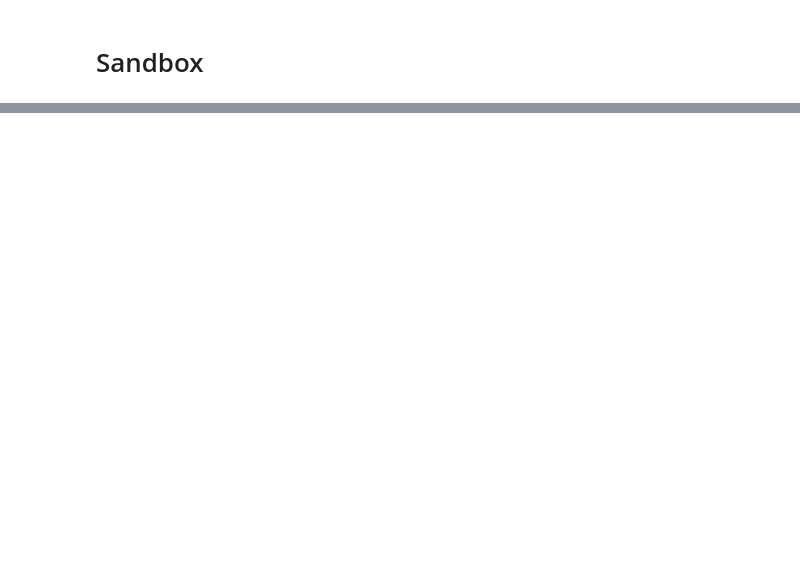
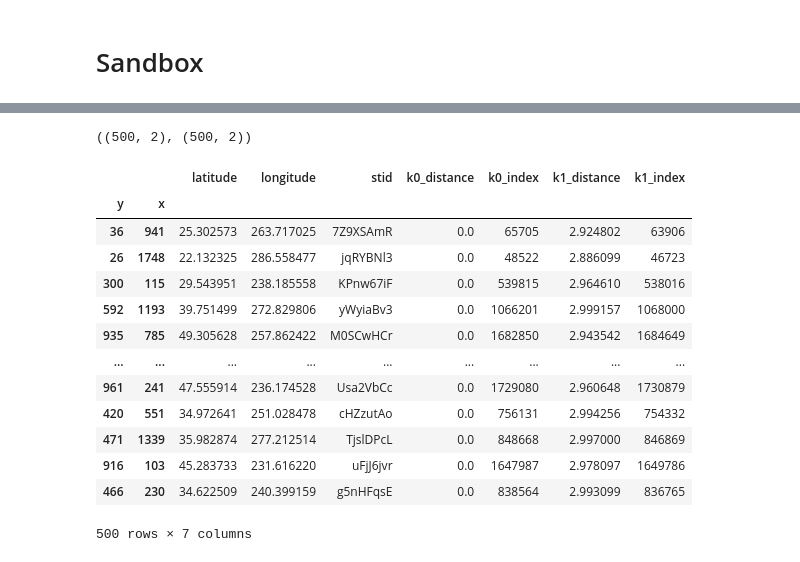
Before and after one commit to blaylockbk/Herbie, a Jupyter notebook: docs/user_guide/_bonus_notebooks/BallTree.ipynb, the cells around one changed output, grey strips where cells are left out. Saved outputs shown, nothing was run; the diff lists cells and outputs as text; code cells hidden in the pictures; blank space fills up the shorter version.

```diff
--- a/docs/user_guide/_bonus_notebooks/BallTree.ipynb
+++ b/docs/user_guide/_bonus_notebooks/BallTree.ipynb
@@ -150,0 +241,6 @@ coords.sample(i)[["latitude", "longitude"]]
+# %%
+df_grid_radians = np.deg2rad(df_grid).rename(
+    columns={"latitude": "latitude_radians", "longitude": "longitude_radians"}
+)
+
+df_grid_radians
@@ -151,4 +321,11 @@ coords.sample(i)[["latitude", "longitude"]]
 # %%
 # Query points to find nearest neighbor
+# Remember that the query lat/lon points need to be in Radians
 # TODO: Add option to use MultiProcessing here, to split the Dataset into chunks
-dist, ind = tree.query(points, k=k)
+dist, ind = tree.query(
+    np.deg2rad(points[["latitude", "longitude"]]),
+    k=2,
+)
+np.shape(dist), np.shape(ind)
+# %% [output]
+((500, 2), (500, 2))
@@ -174,0 +332,20 @@ if verbose:
+# %%
+for i in range(np.shape(dist)[1]):
+    points[f"k{i}_distance"] = dist[:, i] * 6371  # Multiply by Earth radius
+    points[f"k{i}_index"] = ind[:, i]
+points
+# %% [output]
+|  |  | latitude | longitude | stid | k0_distance | k0_index | k1_distance | k1_index |
+| y | x |  |  |  |  |  |  |  |
+| 36 | 941 | 25.302573 | 263.717025 | 7Z9XSAmR | 0.0 | 65705 | 2.924802 | 63906 |
+| 26 | 1748 | 22.132325 | 286.558477 | jqRYBNl3 | 0.0 | 48522 | 2.886099 | 46723 |
+| 300 | 115 | 29.543951 | 238.185558 | KPnw67iF | 0.0 | 539815 | 2.964610 | 538016 |
+| 592 | 1193 | 39.751499 | 272.829806 | yWyiaBv3 | 0.0 | 1066201 | 2.999157 | 1068000 |
+| 935 | 785 | 49.305628 | 257.862422 | M0SCwHCr | 0.0 | 1682850 | 2.943542 | 1684649 |
+| ... | ... | ... | ... | ... | ... | ... | ... | ... |
+| 961 | 241 | 47.555914 | 236.174528 | Usa2VbCc | 0.0 | 1729080 | 2.960648 | 1730879 |
+| 420 | 551 | 34.972641 | 251.028478 | cHZzutAo | 0.0 | 756131 | 2.994256 | 754332 |
+| 471 | 1339 | 35.982874 | 277.212514 | TjslDPcL | 0.0 | 848668 | 2.997000 | 846869 |
+| 916 | 103 | 45.283733 | 231.616220 | uFjJ6jvr | 0.0 | 1647987 | 2.978097 | 1649786 |
+| 466 | 230 | 34.622509 | 240.399159 | g5nHFqsE | 0.0 | 838564 | 2.993099 | 836765 |
+500 rows × 7 columns
```
Also changed, not shown: parts of 21 cells of this notebook, 2 other files.
